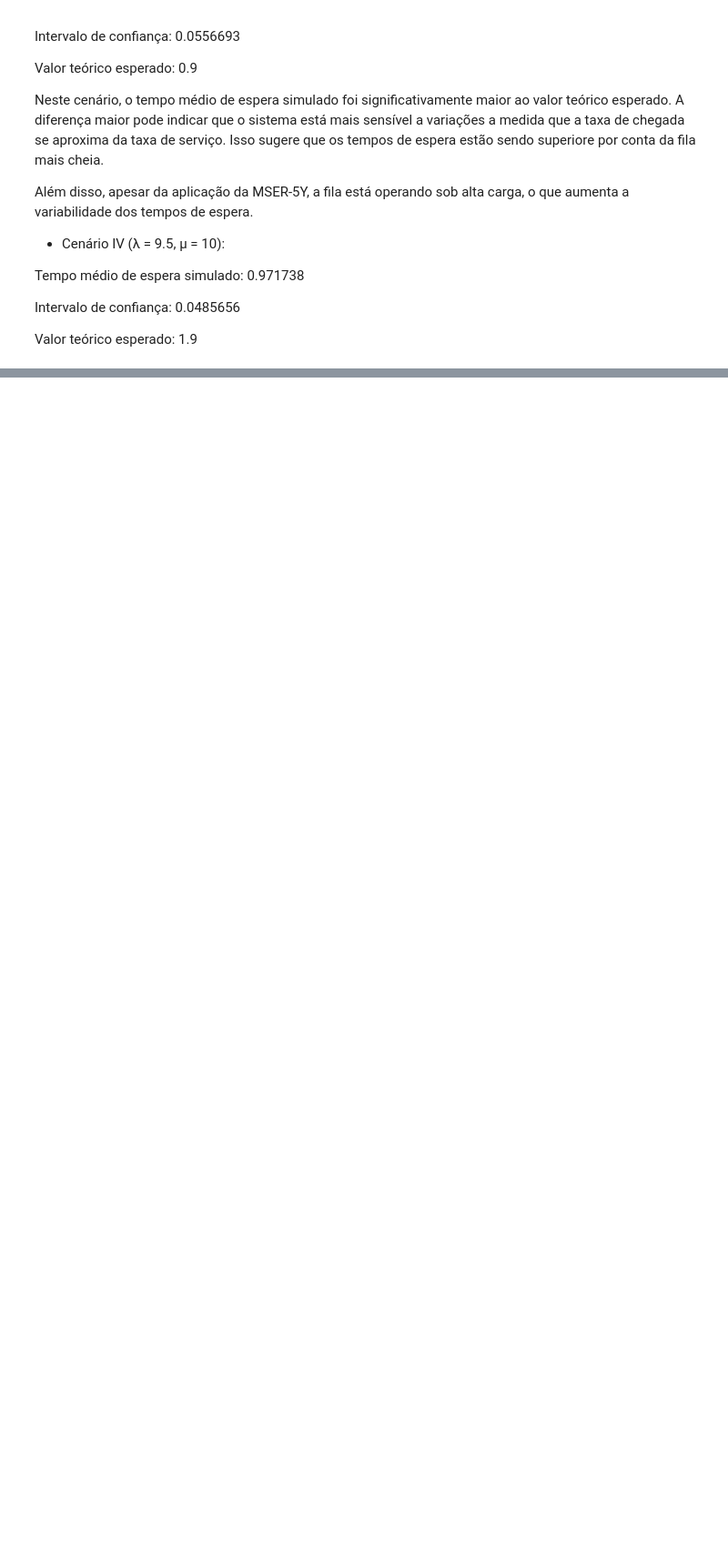
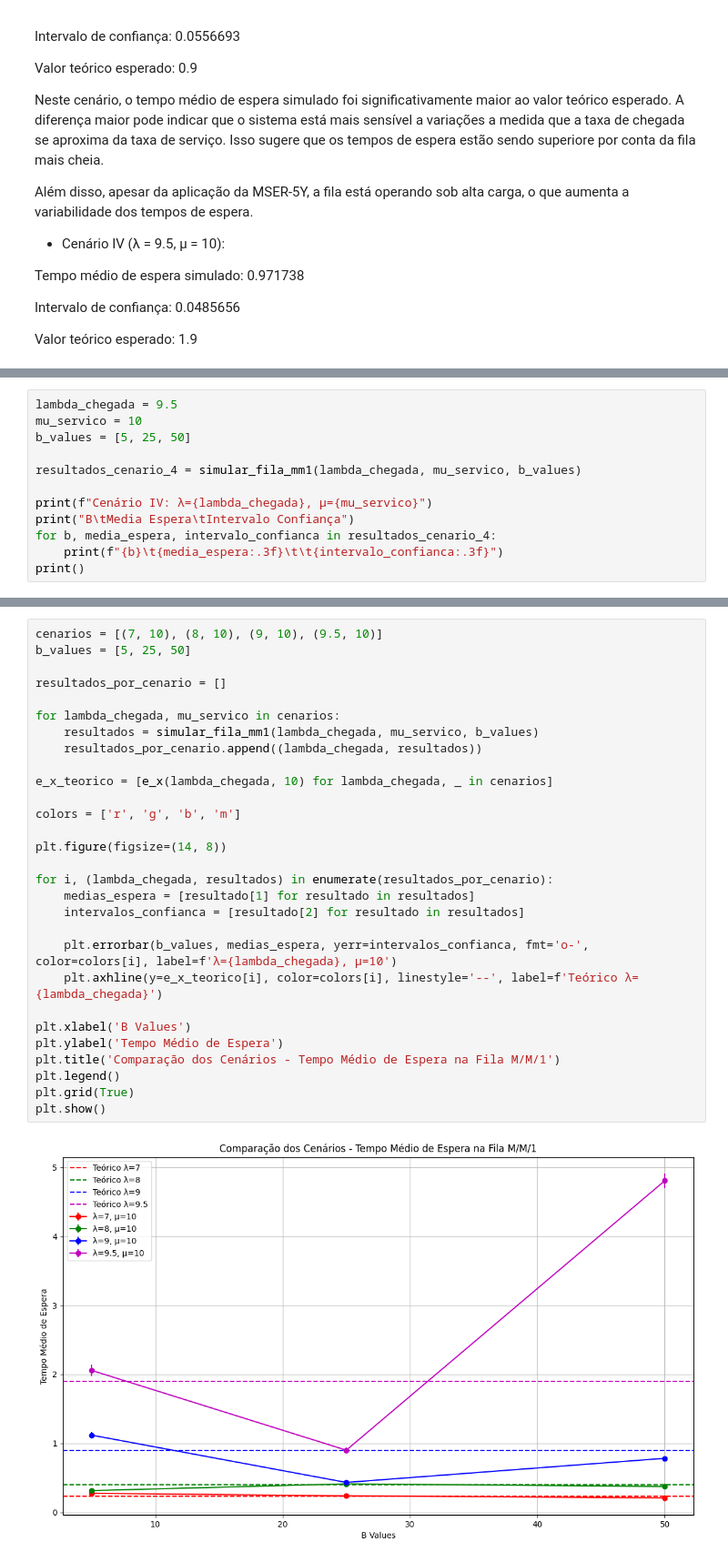
Before and after one commit to mariasald/avd-2024-01, a Jupyter notebook: Atividade_Prática_5_Continuação_O_Problema_do_Transiente.ipynb, the cells around one changed output, grey strips where cells are left out. Shown at 91% size. Saved outputs shown, nothing was run; the diff lists cells and outputs as text; blank space fills up the shorter version.

```diff
--- a/Atividade_Prática_5_Continuação_O_Problema_do_Transiente.ipynb
+++ b/Atividade_Prática_5_Continuação_O_Problema_do_Transiente.ipynb
@@ -470,0 +563,12 @@ Valor teórico esperado: 1.9
+# %%
+lambda_chegada = 9.5
+mu_servico = 10
+b_values = [5, 25, 50]
+
+resultados_cenario_4 = simular_fila_mm1(lambda_chegada, mu_servico, b_values)
+
+print(f"Cenário IV: λ={lambda_chegada}, μ={mu_servico}")
+print("B\tMedia Espera\tIntervalo Confiança")
+for b, media_espera, intervalo_confianca in resultados_cenario_4:
+    print(f"{b}\t{media_espera:.3f}\t\t{intervalo_confianca:.3f}")
+print()
@@ -470,0 +583,31 @@ Valor teórico esperado: 1.9
+# %%
+cenarios = [(7, 10), (8, 10), (9, 10), (9.5, 10)]
+b_values = [5, 25, 50]
+
+resultados_por_cenario = []
+
+for lambda_chegada, mu_servico in cenarios:
+    resultados = simular_fila_mm1(lambda_chegada, mu_servico, b_values)
+    resultados_por_cenario.append((lambda_chegada, resultados))
+
+e_x_teorico = [e_x(lambda_chegada, 10) for lambda_chegada, _ in cenarios]
+
+colors = ['r', 'g', 'b', 'm']
+
+plt.figure(figsize=(14, 8))
+
+for i, (lambda_chegada, resultados) in enumerate(resultados_por_cenario):
+    medias_espera = [resultado[1] for resultado in resultados]
+    intervalos_confianca = [resultado[2] for resultado in resultados]
+
+    plt.errorbar(b_values, medias_espera, yerr=intervalos_confianca, fmt='o-', color=colors[i], label=f'λ={lambda_chegada}, μ=10')
+    plt.axhline(y=e_x_teorico[i], color=colors[i], linestyle='--', label=f'Teórico λ={lambda_chegada}')
+
+plt.xlabel('B Values')
+plt.ylabel('Tempo Médio de Espera')
+plt.title('Comparação dos Cenários - Tempo Médio de Espera na Fila M/M/1')
+plt.legend()
+plt.grid(True)
+plt.show()
+# %% [output]
+[figure, added]
```
Also changed, not shown: parts of 27 cells of this notebook.
